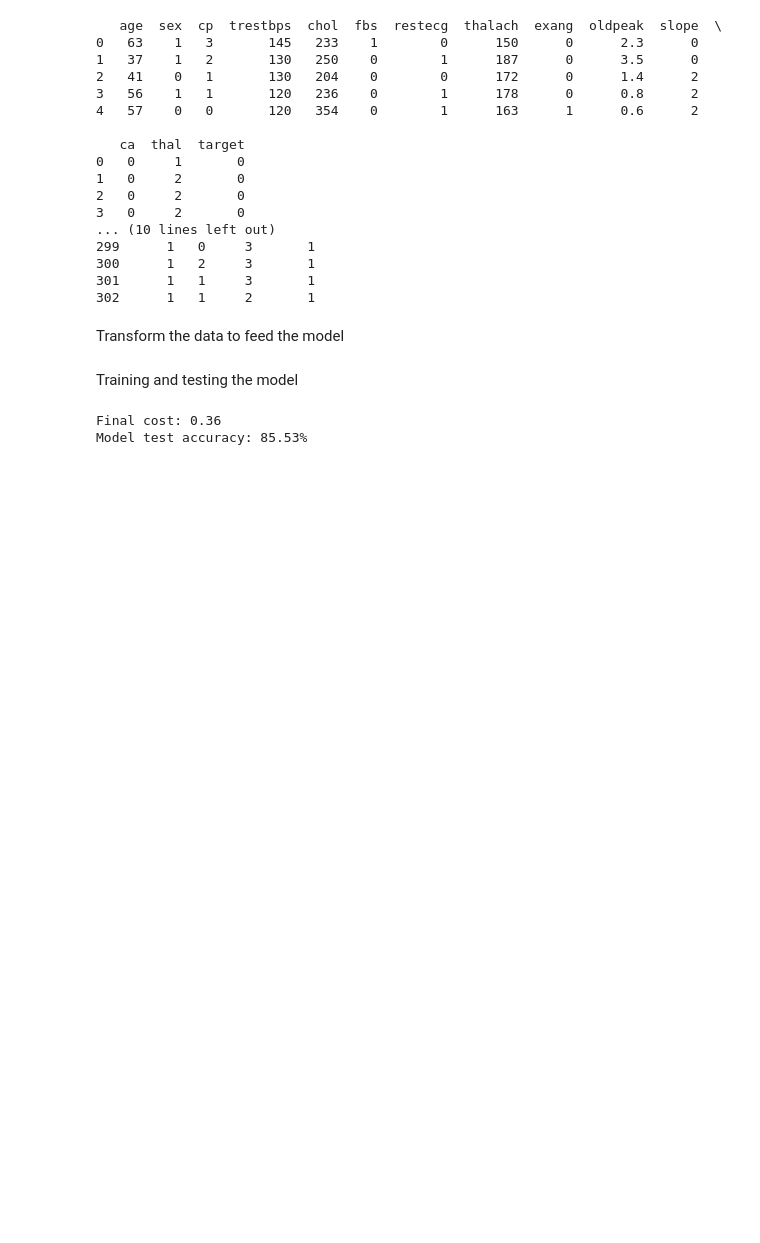
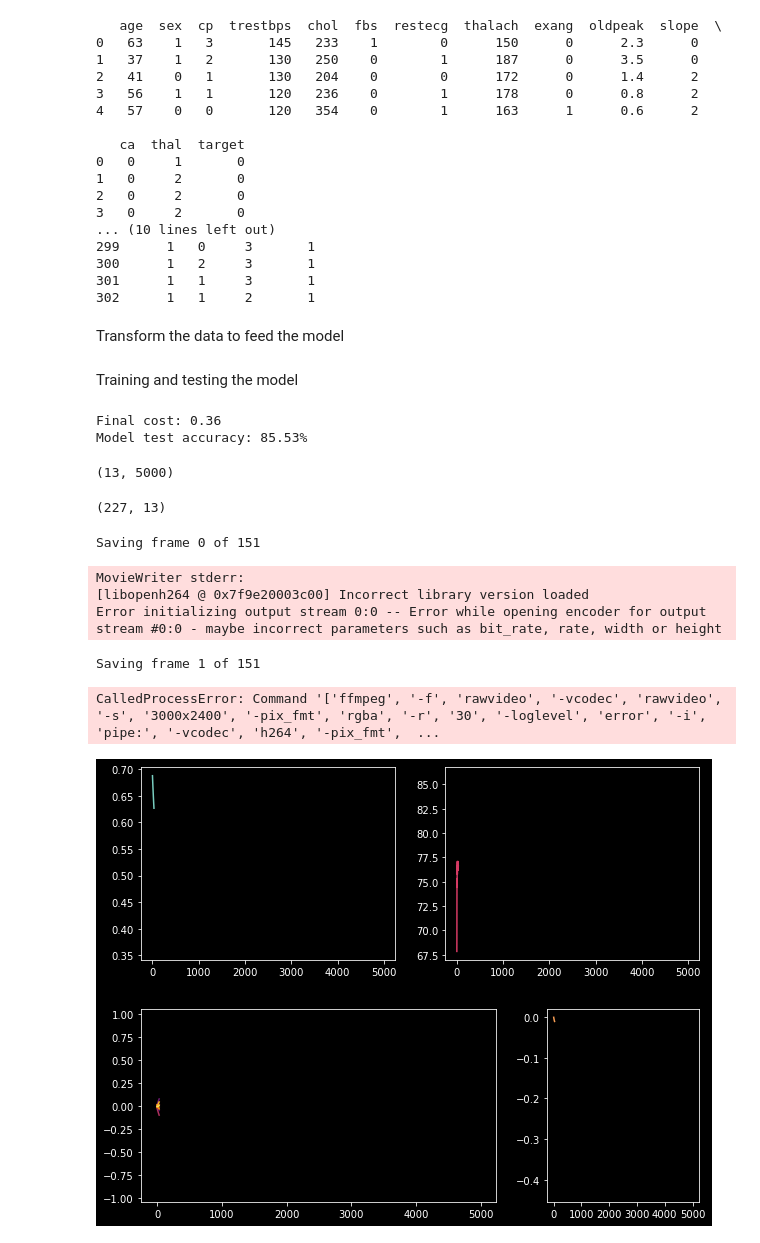
Before and after one commit to ldallap/MachineLearning, a Jupyter notebook: LogisticRegressionFromScratch.ipynb, the cells around one changed output. Drawn from its saved outputs; the diff is of its cells as text; code cells hidden in the pictures; blank space fills up the shorter version.

```diff
--- a/LogisticRegressionFromScratch.ipynb
+++ b/LogisticRegressionFromScratch.ipynb
@@ -292,3 +298,71 @@ print(f"Model test accuracy: {accuracy:0.2f}%")
 # %% [output]
 Final cost: 0.36
 Model test accuracy: 85.53%
+# %%
+weights.shape
+# %% [output]
+(13, 5000)
+# %%
+x_train.shape
+# %% [output]
+(227, 13)
+# %%
+
+
+save_path = "/Users/ldallap/Desktop/Github/MachineLearning/example.mp4"
+
+movie_duration = 5
+fps = 30
+
+
+plt.style.use("dark_background")
+
+
+fig = plt.figure(figsize=(10, 8))
+
+gs = fig.add_gridspec(2, 6, hspace=0.25, wspace=1)
+
+ax1 = fig.add_subplot(gs[0,:3])
+
+ax2 = fig.add_subplot(gs[0, 3:], sharex = ax1)
+
+ax3 = fig.add_subplot(gs[1, :4], sharex = ax1)
+
+ax4 = fig.add_subplot(gs[1, 4:], sharex = ax1)
+
+cost_color = "#78cdbf"
+accuracy_color = "#d63a64"
+weights_colormap = plt.get_cmap("inferno")
+bias_color = "#f59c53"
+
+
+camera = Camera(fig)
+frame_density = int(costs.shape[0] / (movie_duration * fps))
+
+for i in range(0, costs.shape[0], frame_density):
+
+    ax1.plot(np.arange(0,i), costs[:i], c=cost_color)
+    ax2.plot(np.arange(0,i), accuracies[:i], c=accuracy_color)
+
+    for _ in range(model.weights.shape[0]):
+        ax3.plot(np.arange(0,i), weights[_,:i], c=weights_colormap(_/model.weights.shape[0]))
+
+    ax4.plot(np.arange(0,i), bias[:i], c=bias_color)
+
+    camera.snap()
+
+animation = camera.animate()
+animation.save(save_path, dpi=300, fps=fps,
+               progress_callback = lambda i, n:
+               print(f'Saving frame {i} of {int(costs.shape[0]/frame_density)}', end="\r"))
+
+
+plt.show()
+# %% [output]
+Saving frame 0 of 151
+MovieWriter stderr:
+[libopenh264 @ 0x7f9e20003c00] Incorrect library version loaded
+Error initializing output stream 0:0 -- Error while opening encoder for output stream #0:0 - maybe incorrect parameters such as bit_rate, rate, width or height
+Saving frame 1 of 151
+CalledProcessError: Command '['ffmpeg', '-f', 'rawvideo', '-vcodec', 'rawvideo', '-s', '3000x2400', '-pix_fmt', 'rgba', '-r', '30', '-loglevel', 'error', '-i', 'pipe:', '-vcodec', 'h264', '-pix_fmt',  ...
+[figure, added]
```
Also changed, not shown: parts of 2 cells of this notebook.
